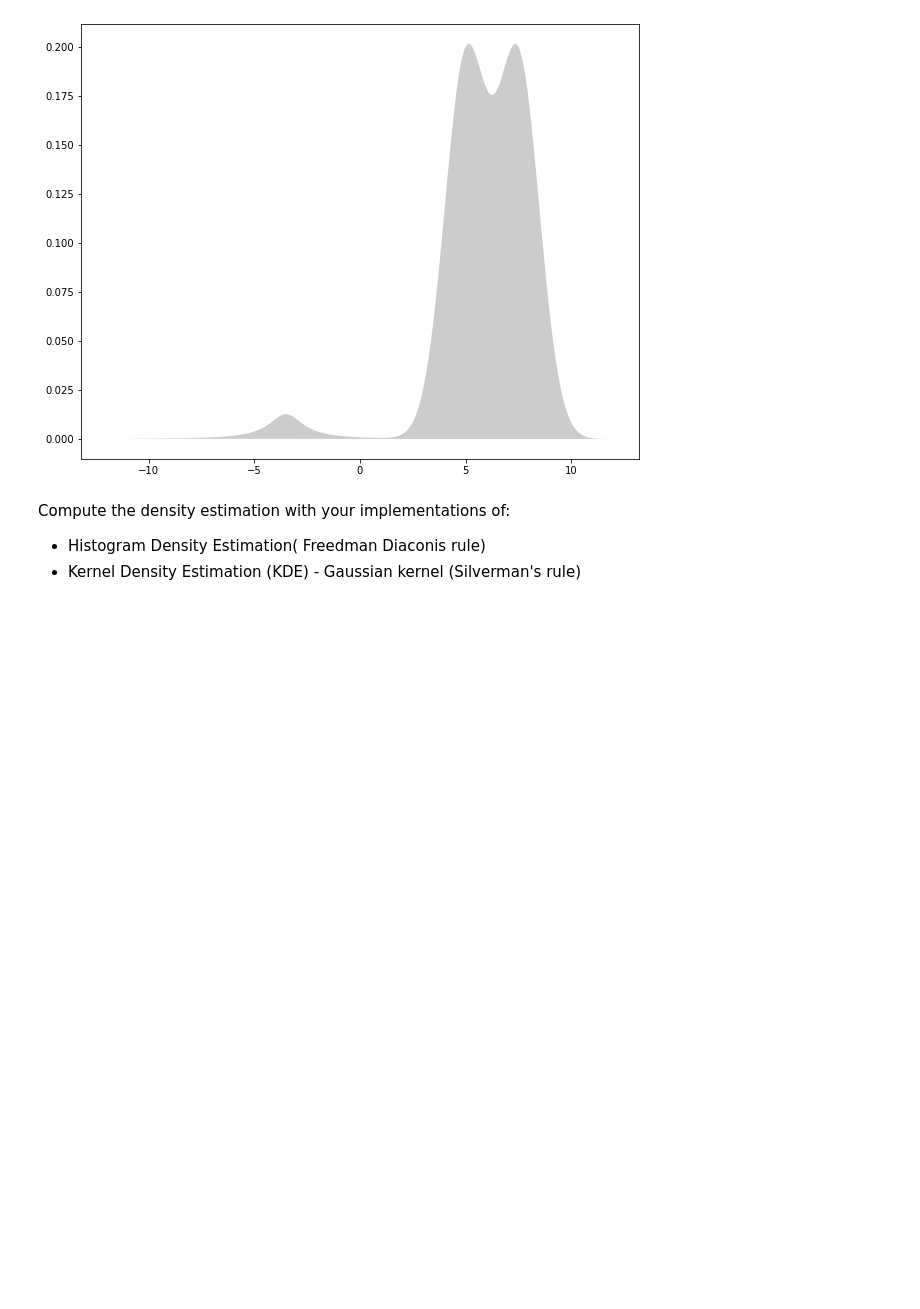
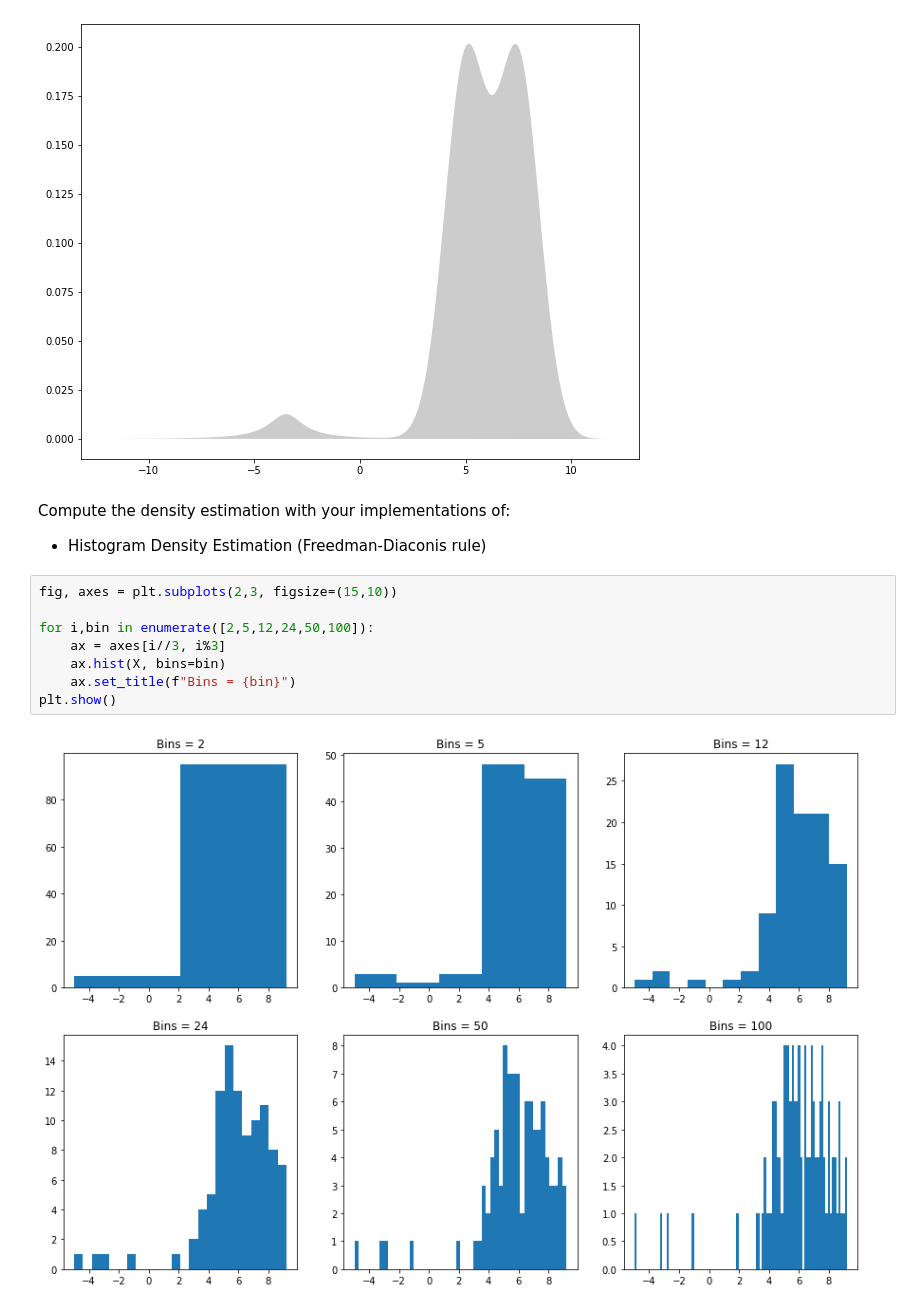
Before and after one commit to ilariavascotto/Unsupervised-Learning-2023, a Jupyter notebook: Notebooks/Lab6-IDandDensityEstimation.ipynb, the cells around one changed output. Cells and saved outputs as stored; diff of their text form; blank space fills up the shorter version.

```diff
--- a/Notebooks/Lab6-IDandDensityEstimation.ipynb
+++ b/Notebooks/Lab6-IDandDensityEstimation.ipynb
@@ -36,5 +148,14 @@ plt.fill(X_plot[:, 0], true_dens, fc="black", alpha=0.2)
 [figure]
 # %% [markdown]
 Compute the density estimation with your implementations of:
-- Histogram Density Estimation( Freedman Diaconis rule)
-- Kernel Density Estimation (KDE) - Gaussian kernel (Silverman's rule)
+- Histogram Density Estimation (Freedman-Diaconis rule)
+# %%
+fig, axes = plt.subplots(2,3, figsize=(15,10))
+
+for i,bin in enumerate([2,5,12,24,50,100]):
+    ax = axes[i//3, i%3]
+    ax.hist(X, bins=bin)
+    ax.set_title(f"Bins = {bin}")
+plt.show()
+# %% [output]
+[figure, added]
```
Also changed, not shown: parts of 33 cells of this notebook, 4 other files.
